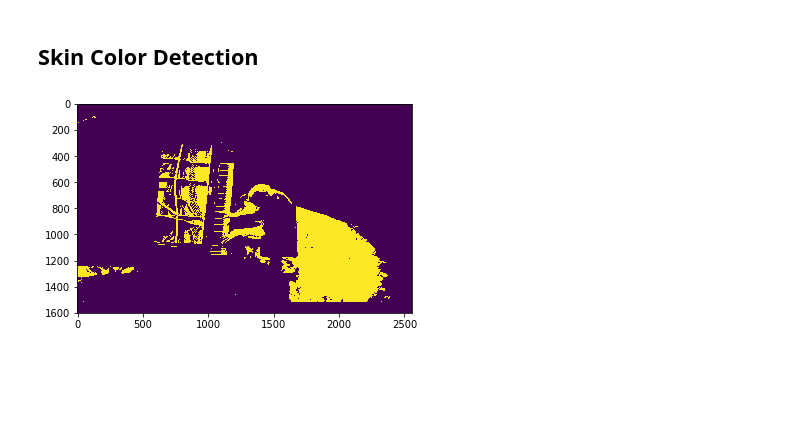
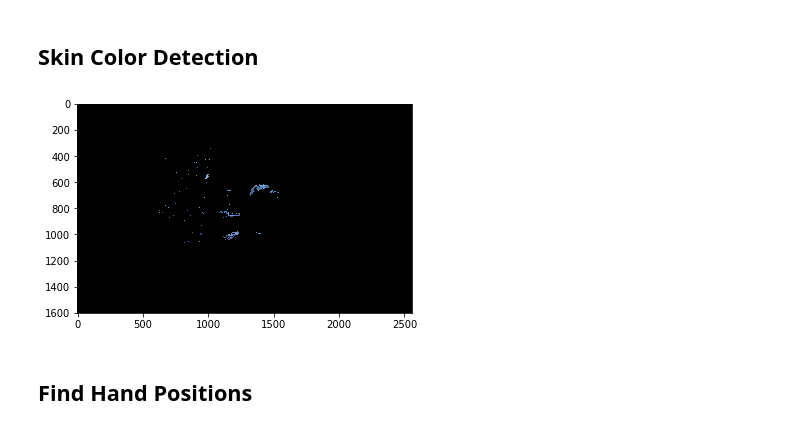
Before and after one commit to j2nelson/HW4-CS585, a Jupyter notebook: HW4_P1.ipynb, the cells around one changed output. Cells and saved outputs as stored; diff of their text form; code cells hidden in the pictures; blank space fills up the shorter version.

```diff
--- a/HW4_P1.ipynb
+++ b/HW4_P1.ipynb
@@ -122,7 +89,8 @@ def skinDetect(img):
     skin = np.zeros_like(img)
     maxMat = imgMax(img)
     minMat = imgMin(img)
-    cond = (R > 95) & (G > 40) & (B > 20) &((maxMat - minMat) > 15) & (np.abs(R - G) > 15) & (R > G) & (R > B)
+    #
+    cond = (R > 100) & (B > 50) & (B < 130) & (G > 70) & ((maxMat - minMat) > 50) & (np.abs(R - G) > 40) & (R > G) & (R > B)
     skin[cond] = img[cond]
     return skin
 
@@ -133,14 +101,14 @@ def imgMax(img):
 def imgMin(img):
     minMat = np.min(img.reshape(img.shape[0]*img.shape[1], 3), axis=1).reshape(img.shape[0], img.shape[1])
     return minMat
-# %%
-img = data_frames[0]
-
-img_skin = skinDetect(img)
-grayscale = cv2.cvtColor(img_skin, cv2.COLOR_BGR2GRAY)
-retval, threshOutput = cv2.threshold(grayscale, 1, 1, cv2.THRESH_BINARY)
-
-plt.imshow(threshOutput)
-plt.show()
-# %% [output]
-[figure, removed]
+# %%
+skin_imgs = []
+for img in motions:
+    skin_imgs.append(skinDetect(img))
+# %%
+plt.imshow(skin_imgs[0])
+plt.show()
+# %% [output]
+[figure, added]
+# %% [markdown]
+## Find Hand Positions
```
Also changed, not shown: parts of 13 cells of this notebook, 19 other files.
